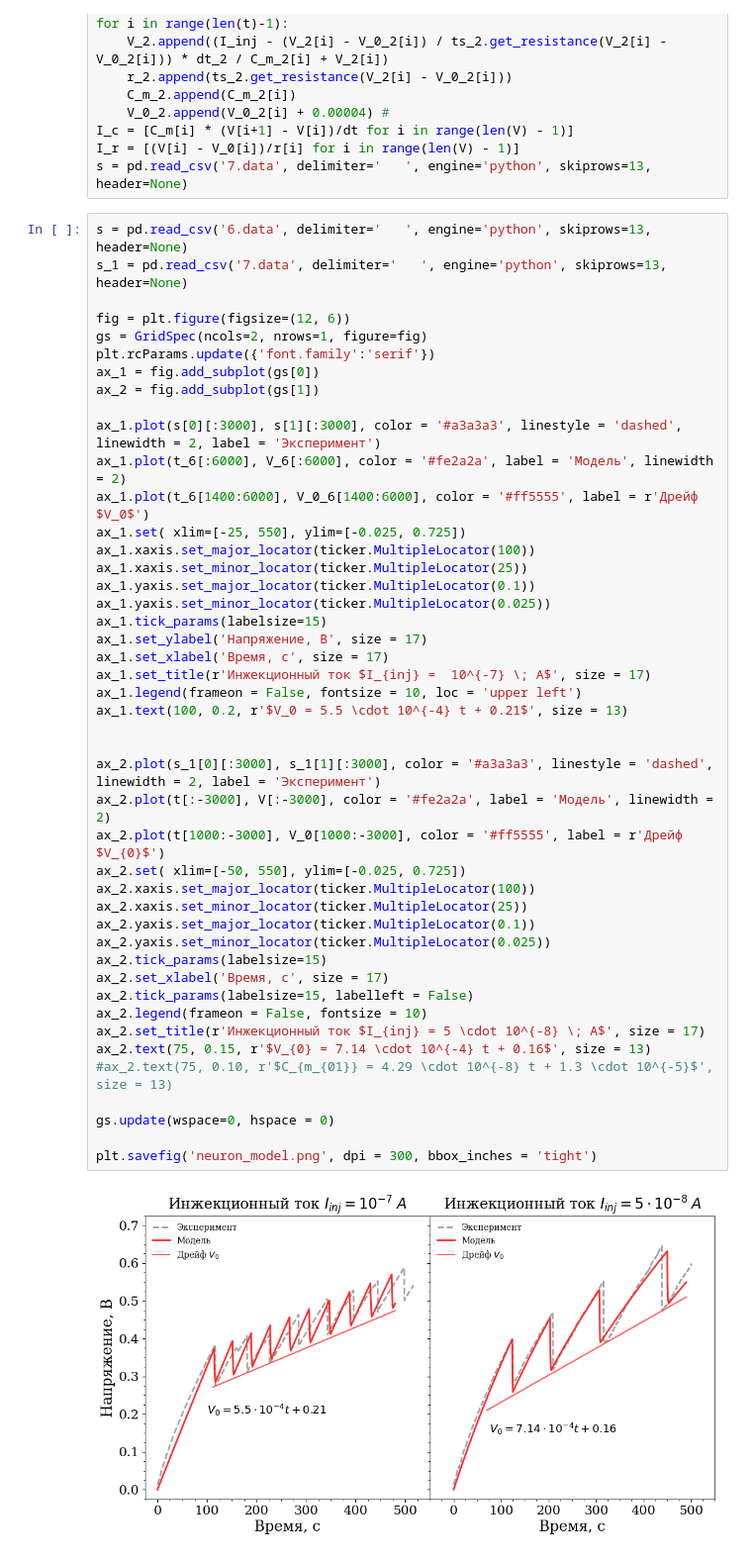
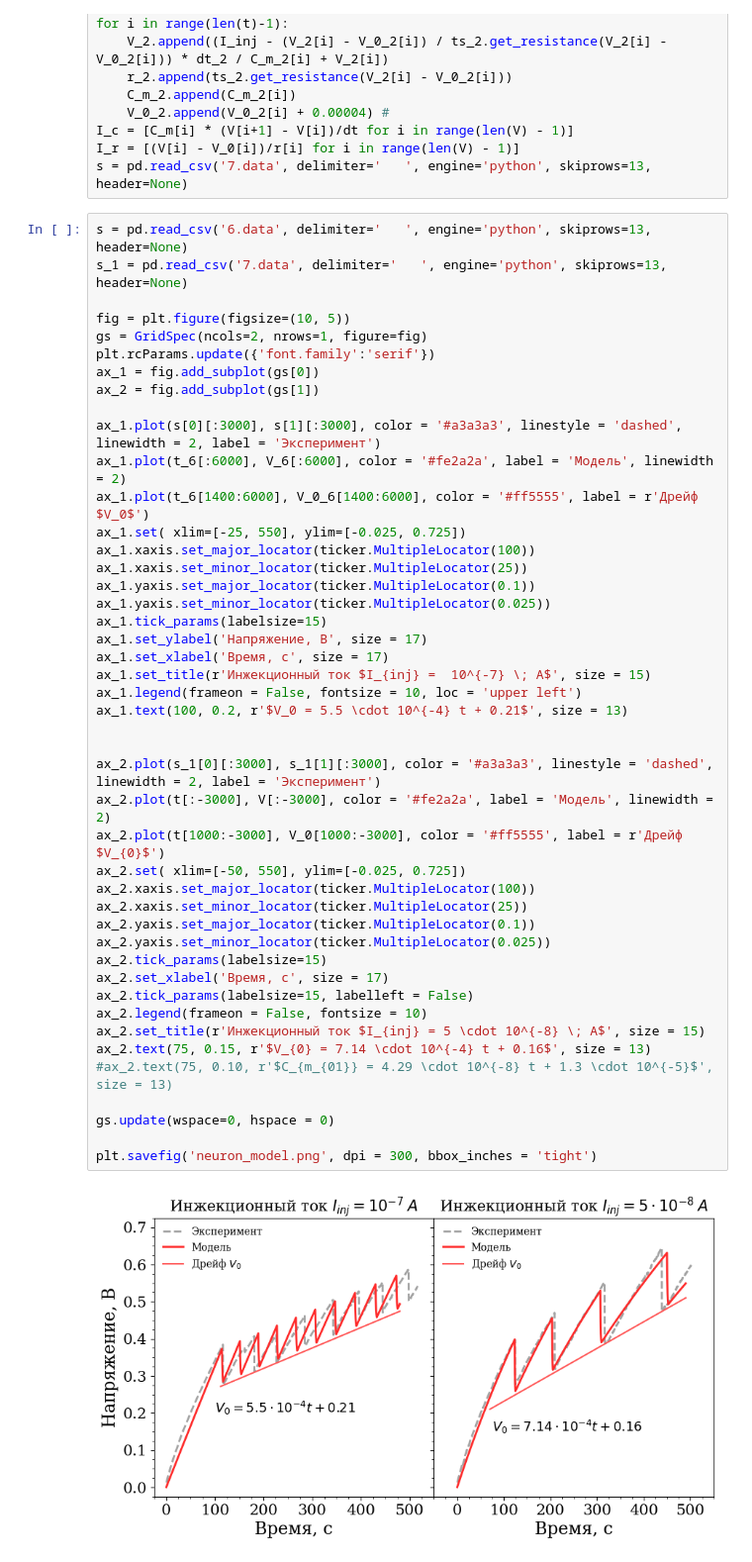
Before and after one commit to OneMoreGate/TiN-HZO_experimental, a Jupyter notebook: sample_6_preann_550_postann_350/good.ipynb, the cells around one changed output. Shown: that part at 99% size. Drawn from its saved outputs; the diff is of its cells as text.

```diff
--- a/sample_6_preann_550_postann_350/good.ipynb
+++ b/sample_6_preann_550_postann_350/good.ipynb
@@ -186,7 +186,7 @@ s = pd.read_csv('7.data', delimiter='   ', engine='python', skiprows=13, header=
 s = pd.read_csv('6.data', delimiter='   ', engine='python', skiprows=13, header=None)
 s_1 = pd.read_csv('7.data', delimiter='   ', engine='python', skiprows=13, header=None)
 
-fig = plt.figure(figsize=(12, 6))
+fig = plt.figure(figsize=(10, 5))
 gs = GridSpec(ncols=2, nrows=1, figure=fig)
 plt.rcParams.update({'font.family':'serif'})
 ax_1 = fig.add_subplot(gs[0])
@@ -199,33 +199,33 @@ ax_1.set( xlim=[-25, 550], ylim=[-0.025, 0.725])
 ax_1.xaxis.set_major_locator(ticker.MultipleLocator(100))
 ax_1.xaxis.set_minor_locator(ticker.MultipleLocator(25))
 ax_1.yaxis.set_major_locator(ticker.MultipleLocator(0.1))
 ax_1.yaxis.set_minor_locator(ticker.MultipleLocator(0.025))
 ax_1.tick_params(labelsize=15)
 ax_1.set_ylabel('Напряжение, В', size = 17)
 ax_1.set_xlabel('Время, с', size = 17)
-ax_1.set_title(r'Инжекционный ток $I_{inj} =  10^{-7} \; A$', size = 17)
+ax_1.set_title(r'Инжекционный ток $I_{inj} =  10^{-7} \; A$', size = 15)
 ax_1.legend(frameon = False, fontsize = 10, loc = 'upper left')
 ax_1.text(100, 0.2, r'$V_0 = 5.5 \cdot 10^{-4} t + 0.21$', size = 13)
 
 
 ax_2.plot(s_1[0][:3000], s_1[1][:3000], color = '#a3a3a3', linestyle = 'dashed', linewidth = 2, label = 'Эксперимент')
 ax_2.plot(t[:-3000], V[:-3000], color = '#fe2a2a', label = 'Модель', linewidth = 2)
 ax_2.plot(t[1000:-3000], V_0[1000:-3000], color = '#ff5555', label = r'Дрейф $V_{0}$')
 ax_2.set( xlim=[-50, 550], ylim=[-0.025, 0.725])
 ax_2.xaxis.set_major_locator(ticker.MultipleLocator(100))
 ax_2.xaxis.set_minor_locator(ticker.MultipleLocator(25))
 ax_2.yaxis.set_major_locator(ticker.MultipleLocator(0.1))
 ax_2.yaxis.set_minor_locator(ticker.MultipleLocator(0.025))
 ax_2.tick_params(labelsize=15)
 ax_2.set_xlabel('Время, с', size = 17)
 ax_2.tick_params(labelsize=15, labelleft = False)
 ax_2.legend(frameon = False, fontsize = 10)
-ax_2.set_title(r'Инжекционный ток $I_{inj} = 5 \cdot 10^{-8} \; A$', size = 17)
+ax_2.set_title(r'Инжекционный ток $I_{inj} = 5 \cdot 10^{-8} \; A$', size = 15)
 ax_2.text(75, 0.15, r'$V_{0} = 7.14 \cdot 10^{-4} t + 0.16$', size = 13)
 #ax_2.text(75, 0.10, r'$C_{m_{01}} = 4.29 \cdot 10^{-8} t + 1.3 \cdot 10^{-5}$', size = 13)
 
 gs.update(wspace=0, hspace = 0)
 
 plt.savefig('neuron_model.png', dpi = 300, bbox_inches = 'tight')
 # %% [output]
-[figure, old version]
+[figure, new version]
```
Also changed, not shown: 9 other files.
